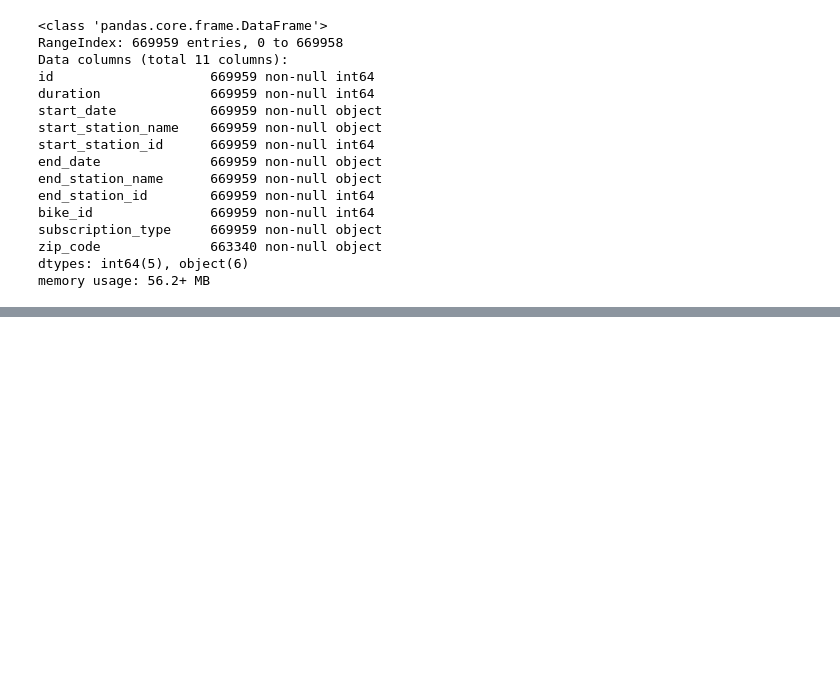
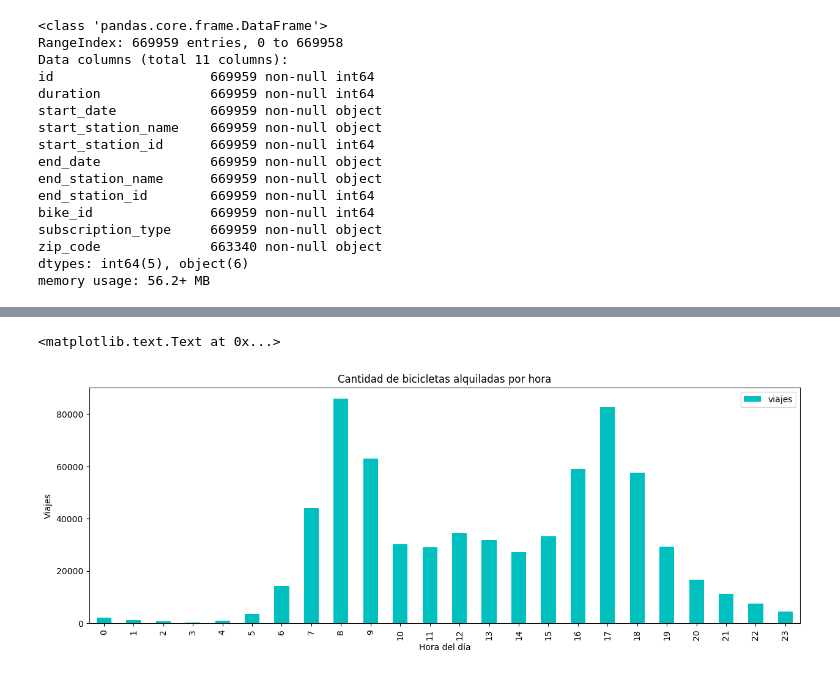
Before and after one commit to santiagoaso/2017datos, a Jupyter notebook: trip.ipynb, the cells around one changed output, grey strips where cells are left out. Drawn from its saved outputs; the diff is of its cells as text; code cells hidden in the pictures; blank space fills up the shorter version.

```diff
--- a/trip.ipynb
+++ b/trip.ipynb
@@ -56,0 +49,7 @@ trip.tail()
+# %%
+import calendar
+trip['start_date'] = pd.to_datetime(trip['start_date'])
+trip['start_year'] = trip['start_date'].map(lambda x:x.year)
+trip['start_hour'] = pd.to_datetime(trip['start_date'], format = '%H', errors = 'coerce').dt.hour
+
+trip.head()
@@ -57,6 +65,6 @@ trip.tail()
 # %%
 #Limpieza de valores que no aportan
-trip.dropna(inplace=False )
+trip.dropna( )
 trip.info()
 # %% [output]
 <class 'pandas.core.frame.DataFrame'>
@@ -83,0 +106,9 @@ memory usage: 60.7+ MB
+# %%
+viajes= trip.loc[:,('start_hour', 'viajes')].groupby('start_hour').agg(np.size)
+viajes.plot.bar(color='c')
+plt.xlabel('Hora del día')
+plt.ylabel("Viajes")
+plt.title("Cantidad de bicicletas alquiladas por hora")
+# %% [output]
+<matplotlib.text.Text at 0x...>
+[figure, added]
```
Also changed, not shown: parts of 14 cells of this notebook.
